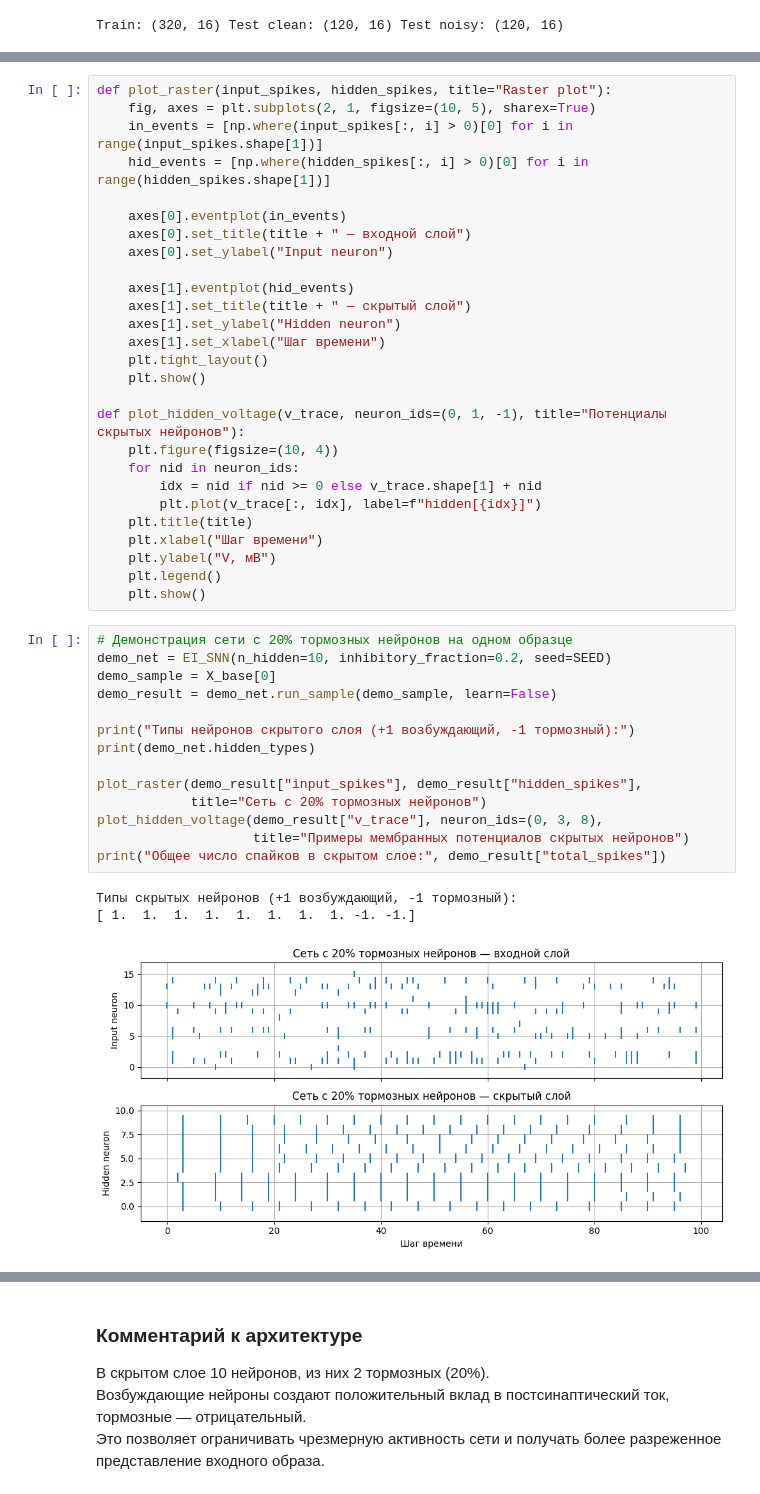
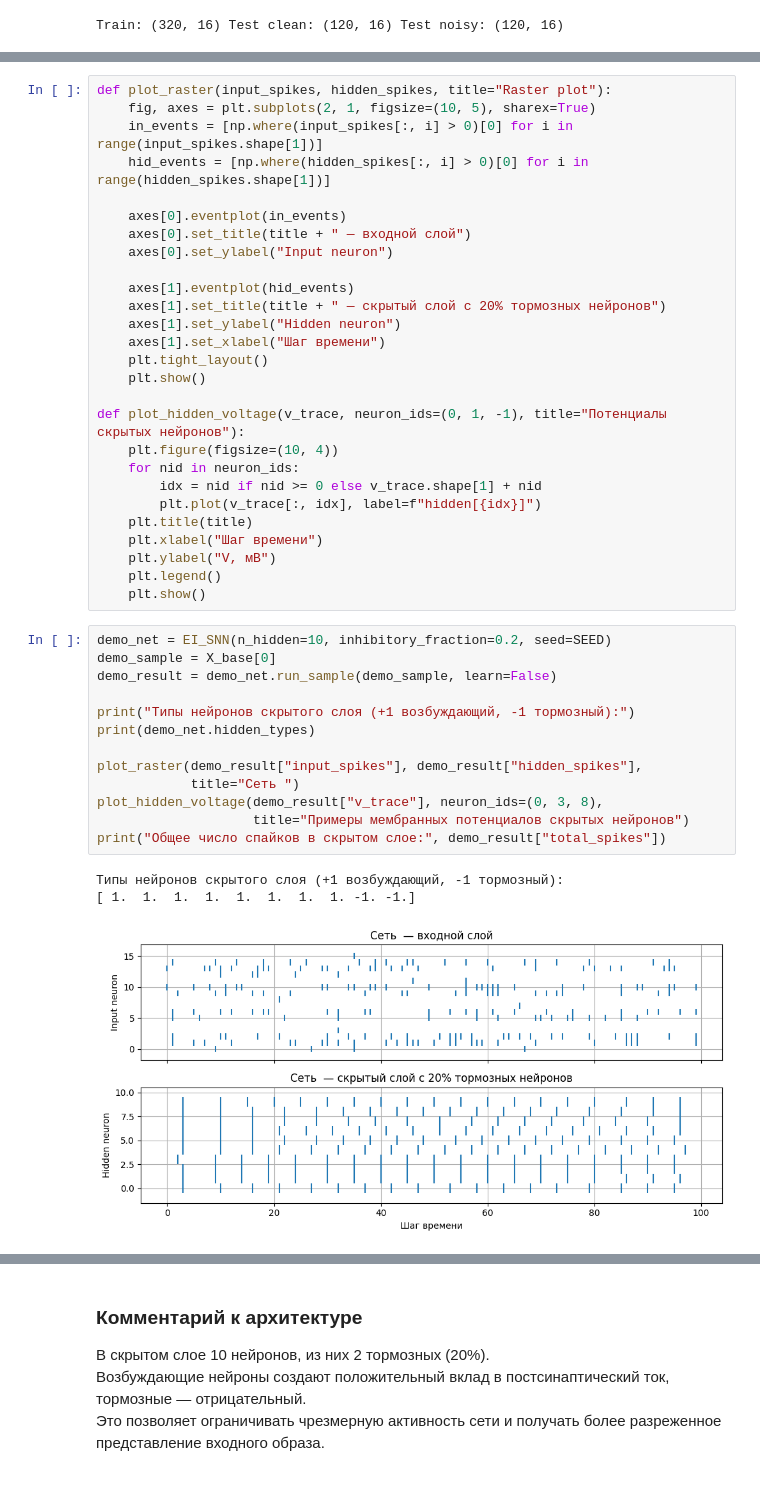
Before and after one commit to Ispamlord/LABNeuro, a Jupyter notebook: SNN_variant_2_4.ipynb, the cells around one changed output, grey strips where cells are left out. Drawn from its saved outputs; the diff is of its cells as text.

```diff
--- a/SNN_variant_2_4.ipynb
+++ b/SNN_variant_2_4.ipynb
@@ -378,7 +371,7 @@ def plot_raster(input_spikes, hidden_spikes, title="Raster plot"):
     axes[0].set_ylabel("Input neuron")
 
     axes[1].eventplot(hid_events)
-    axes[1].set_title(title + " — скрытый слой")
+    axes[1].set_title(title + " — скрытый слой c 20% тормозных нейронов")
     axes[1].set_ylabel("Hidden neuron")
     axes[1].set_xlabel("Шаг времени")
     plt.tight_layout()
@@ -395,23 +388,22 @@ def plot_hidden_voltage(v_trace, neuron_ids=(0, 1, -1), title="Потенциа
     plt.legend()
     plt.show()
 # %%
-# Демонстрация сети с 20% тормозных нейронов на одном образце
 demo_net = EI_SNN(n_hidden=10, inhibitory_fraction=0.2, seed=SEED)
 demo_sample = X_base[0]
 demo_result = demo_net.run_sample(demo_sample, learn=False)
 
 print("Типы нейронов скрытого слоя (+1 возбуждающий, -1 тормозный):")
 print(demo_net.hidden_types)
 
 plot_raster(demo_result["input_spikes"], demo_result["hidden_spikes"],
-            title="Сеть с 20% тормозных нейронов")
+            title="Сеть ")
 plot_hidden_voltage(demo_result["v_trace"], neuron_ids=(0, 3, 8),
                     title="Примеры мембранных потенциалов скрытых нейронов")
 print("Общее число спайков в скрытом слое:", demo_result["total_spikes"])
 # %% [output]
-Типы скрытых нейронов (+1 возбуждающий, -1 тормозный):
+Типы нейронов скрытого слоя (+1 возбуждающий, -1 тормозный):
 [ 1.  1.  1.  1.  1.  1.  1.  1. -1. -1.]
-[figure, old version]
+[figure, new version]
 [figure]
 Общее число спайков в скрытом слое: 185.0
 # %% [markdown]
```
Also changed, not shown: parts of 9 cells of this notebook.
